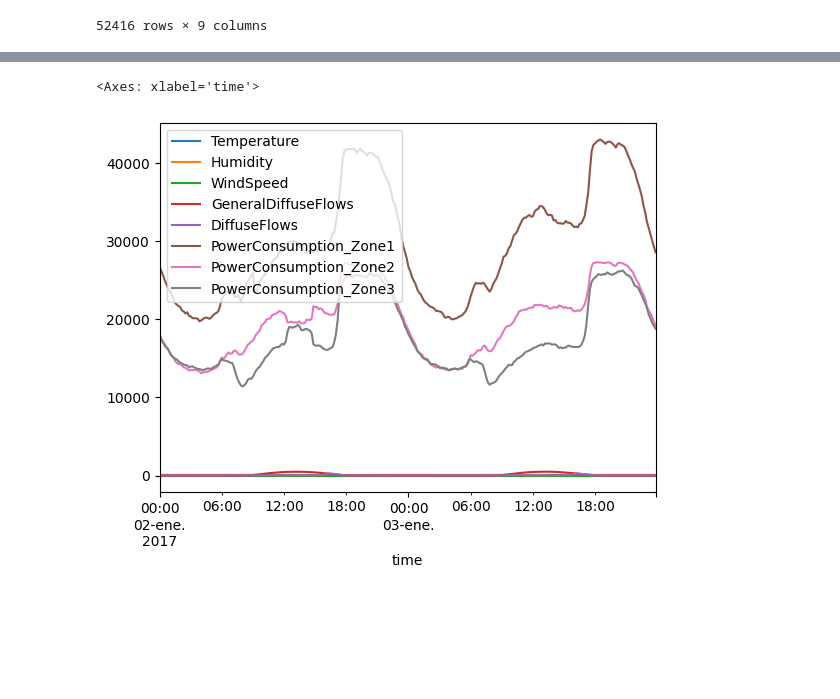
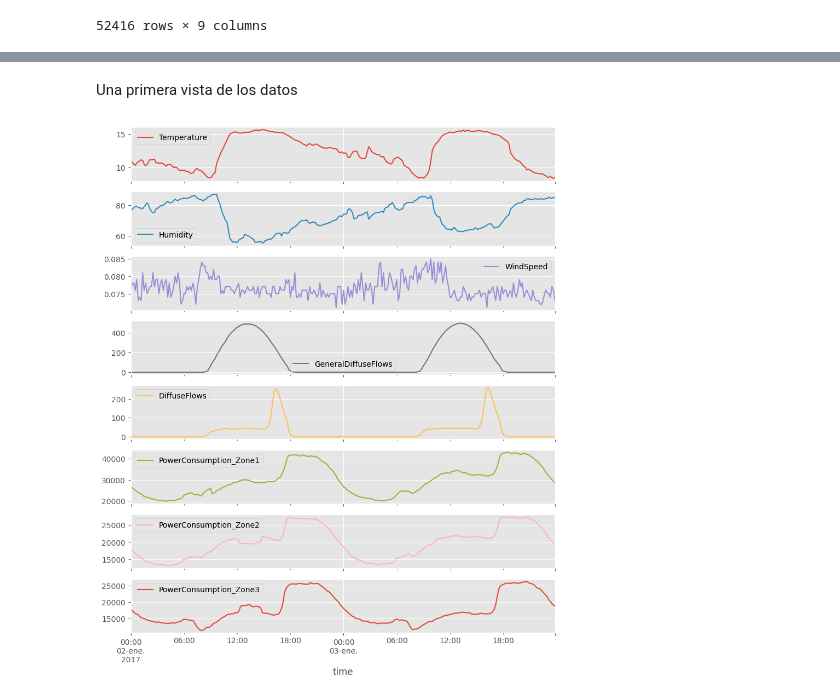
Before and after one commit to Jonkkeyler333/power_consumption_stat2, a Jupyter notebook: main.ipynb, the cells around one changed output, grey strips where cells are left out. Drawn from its saved outputs; the diff is of its cells as text; code cells hidden in the pictures; blank space fills up the shorter version.

Commit message:
primer vistazo de las variables

```diff
--- a/main.ipynb
+++ b/main.ipynb
@@ -45,5 +51,5 @@ url_data='https://drive.google.com/uc?export=download&id=1vHnWlMTq32Wqf1TB1RbwYC
 # %%
-df=pd.read_csv(url)
+df=pd.read_csv(url_data)
 df
 # %% [output]
 |  | Datetime | Temperature | Humidity | WindSpeed | GeneralDiffuseFlows | DiffuseFlows | PowerConsumption_Zone1 | ... |
@@ -63,0 +94,2 @@ df['time']=pd.to_datetime(df["Datetime"], format="%m/%d/%Y %H:%M")
+# %%
+df.drop(columns=['Datetime'], inplace=True)
@@ -83,5 +140,7 @@ df['2017-01-02':'2017-01-03']
+# %% [markdown]
+Una primera vista de los datos
 # %%
-df['2017-01-02':'2017-01-03'].plot()
+df['2017-01-02':'2017-01-03'].plot(subplots=True,figsize=(10,12))
+plt.show()
 # %% [output]
-<Axes: xlabel='time'>
-[figure, old version]
+[figure, new version]
```
Also changed, not shown: parts of 20 cells of this notebook.
